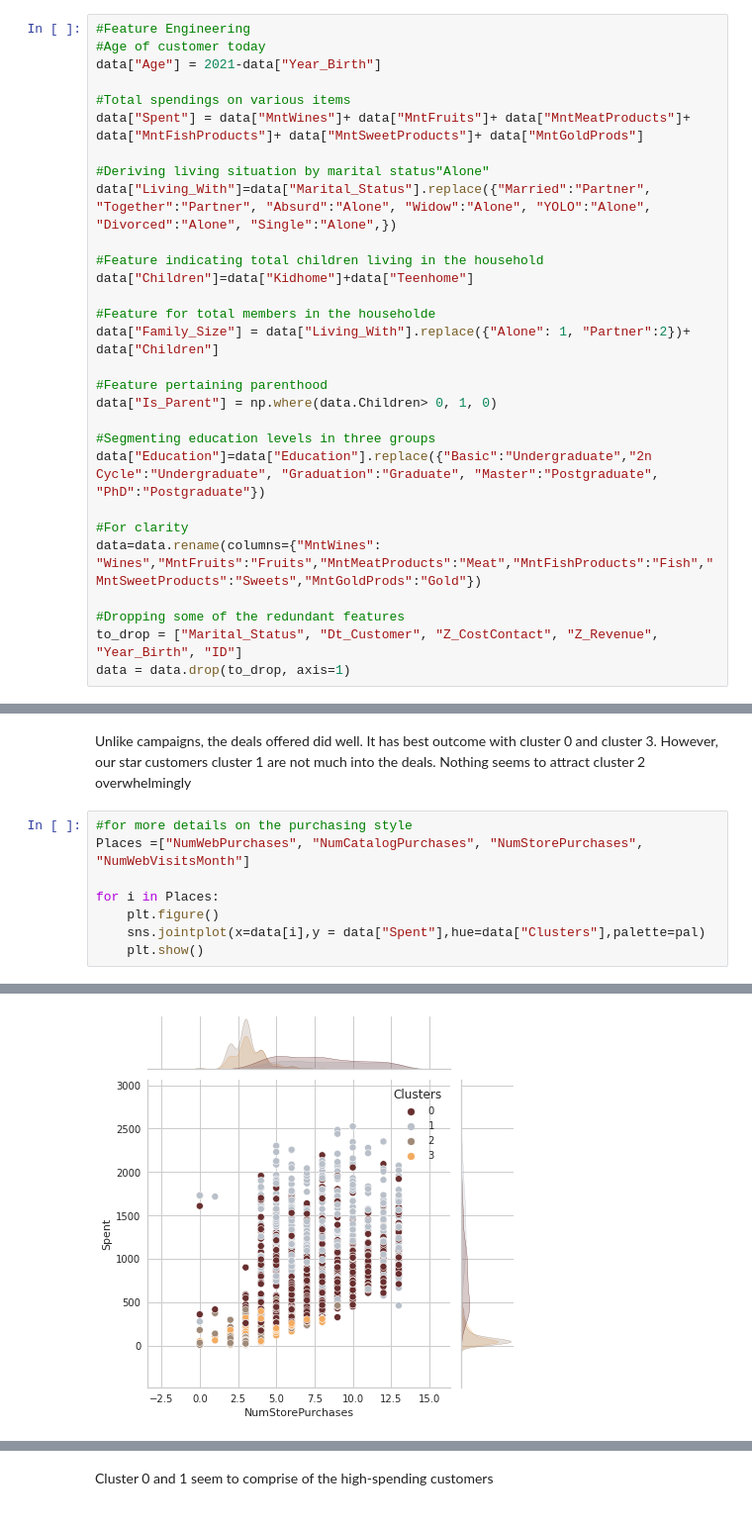
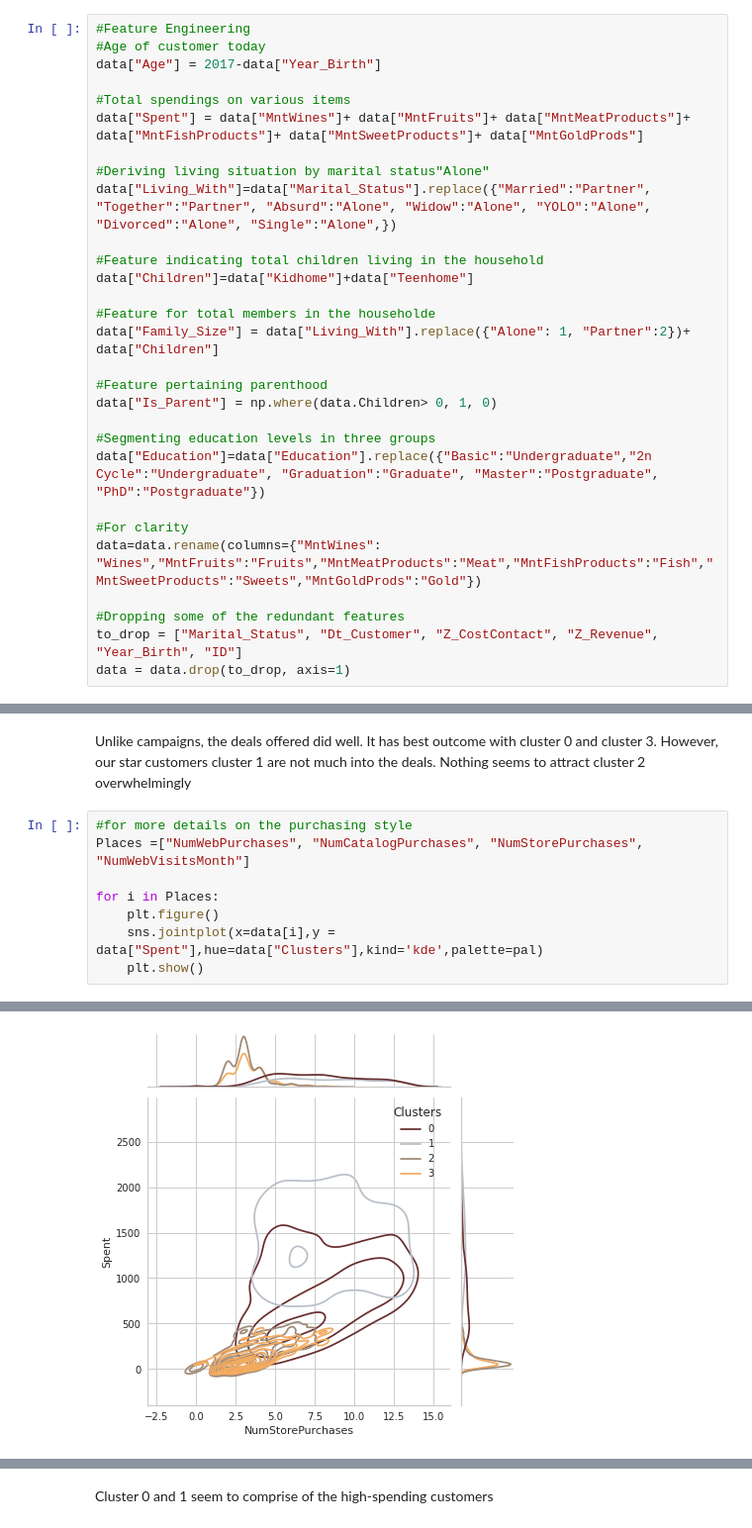
Before and after one commit to redknight648/Fundamentals-of-ML-DL, a Jupyter notebook: customer-segmentation-clustering.ipynb, the cells around one changed output, grey strips where cells are left out. Shown at 99% size. Saved outputs shown, nothing was run; the diff lists cells and outputs as text.

```diff
--- a/customer-segmentation-clustering.ipynb
+++ b/customer-segmentation-clustering.ipynb
@@ -154,7 +154,7 @@ Name: Education, dtype: int64
 # %%
 #Feature Engineering
 #Age of customer today
-data["Age"] = 2021-data["Year_Birth"]
+data["Age"] = 2017-data["Year_Birth"]
 
 #Total spendings on various items
 data["Spent"] = data["MntWines"]+ data["MntFruits"]+ data["MntMeatProducts"]+ data["MntFishProducts"]+ data["MntSweetProducts"]+ data["MntGoldProds"]
@@ -460,7 +448,7 @@ Places =["NumWebPurchases", "NumCatalogPurchases", "NumStorePurchases",  "NumWeb
 
 for i in Places:
     plt.figure()
-    sns.jointplot(x=data[i],y = data["Spent"],hue=data["Clusters"],palette=pal)
+    sns.jointplot(x=data[i],y = data["Spent"],hue=data["Clusters"],kind='kde',palette=pal)
     plt.show()
 # %% [output]
 <Figure size 576x396 with 0 Axes>
@@ -470,3 +458,3 @@ for i in Places:
 <Figure size 576x396 with 0 Axes>
-[figure, old version]
+[figure, new version]
 <Figure size 576x396 with 0 Axes>
```
Also changed, not shown: parts of 6 cells of this notebook.
